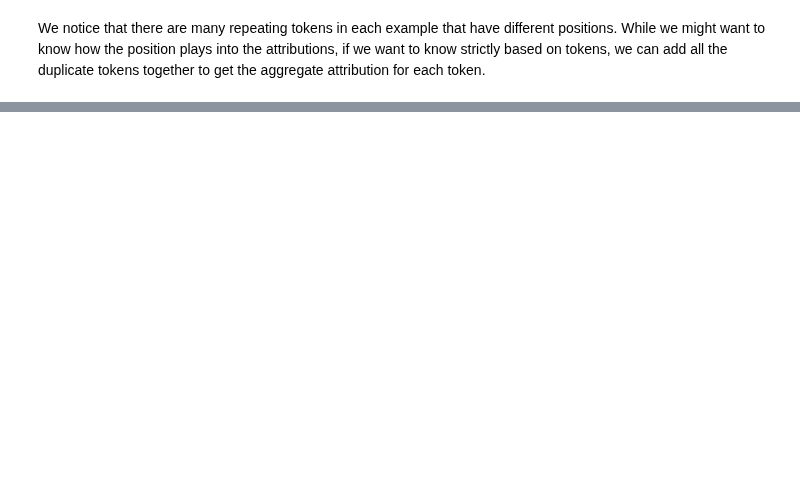
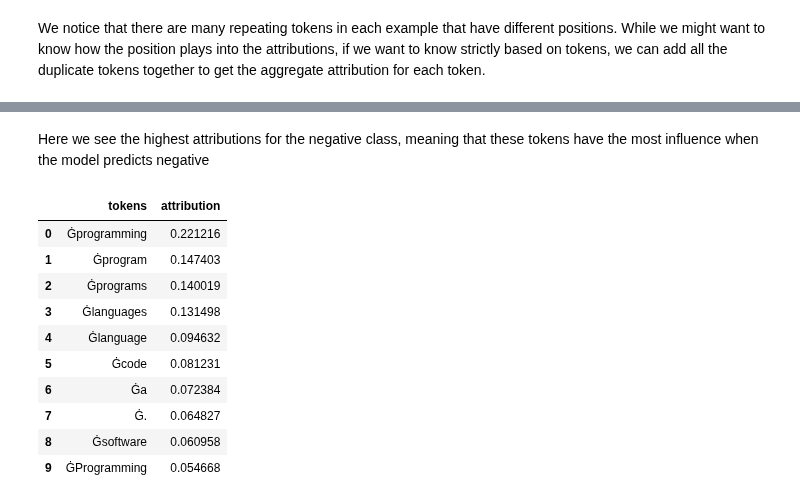
Before and after one commit to danielhou13/cogs402longformer, a Jupyter notebook: src/CaptumLongformerSequenceClassification.ipynb, the cells around one changed output, grey strips where cells are left out. Cells and saved outputs as stored; diff of their text form; code cells hidden in the pictures; blank space fills up the shorter version.

```diff
--- a/src/CaptumLongformerSequenceClassification.ipynb
+++ b/src/CaptumLongformerSequenceClassification.ipynb
@@ -299,0 +322,16 @@ lowest_attrib_tokens[:10]
+# %% [markdown]
+Here we see the highest attributions for the negative class, meaning that these tokens have the most influence when the model predicts negative
+# %%
+df_neg[:10]
+# %% [output]
+|  | tokens | attribution |
+| 0 | Ġprogramming | 0.221216 |
+| 1 | Ġprogram | 0.147403 |
+| 2 | Ġprograms | 0.140019 |
+| 3 | Ġlanguages | 0.131498 |
+| 4 | Ġlanguage | 0.094632 |
+| 5 | Ġcode | 0.081231 |
+| 6 | Ġa | 0.072384 |
+| 7 | Ġ. | 0.064827 |
+| 8 | Ġsoftware | 0.060958 |
+| 9 | ĠProgramming | 0.054668 |
```
Also changed, not shown: parts of 11 cells of this notebook.
